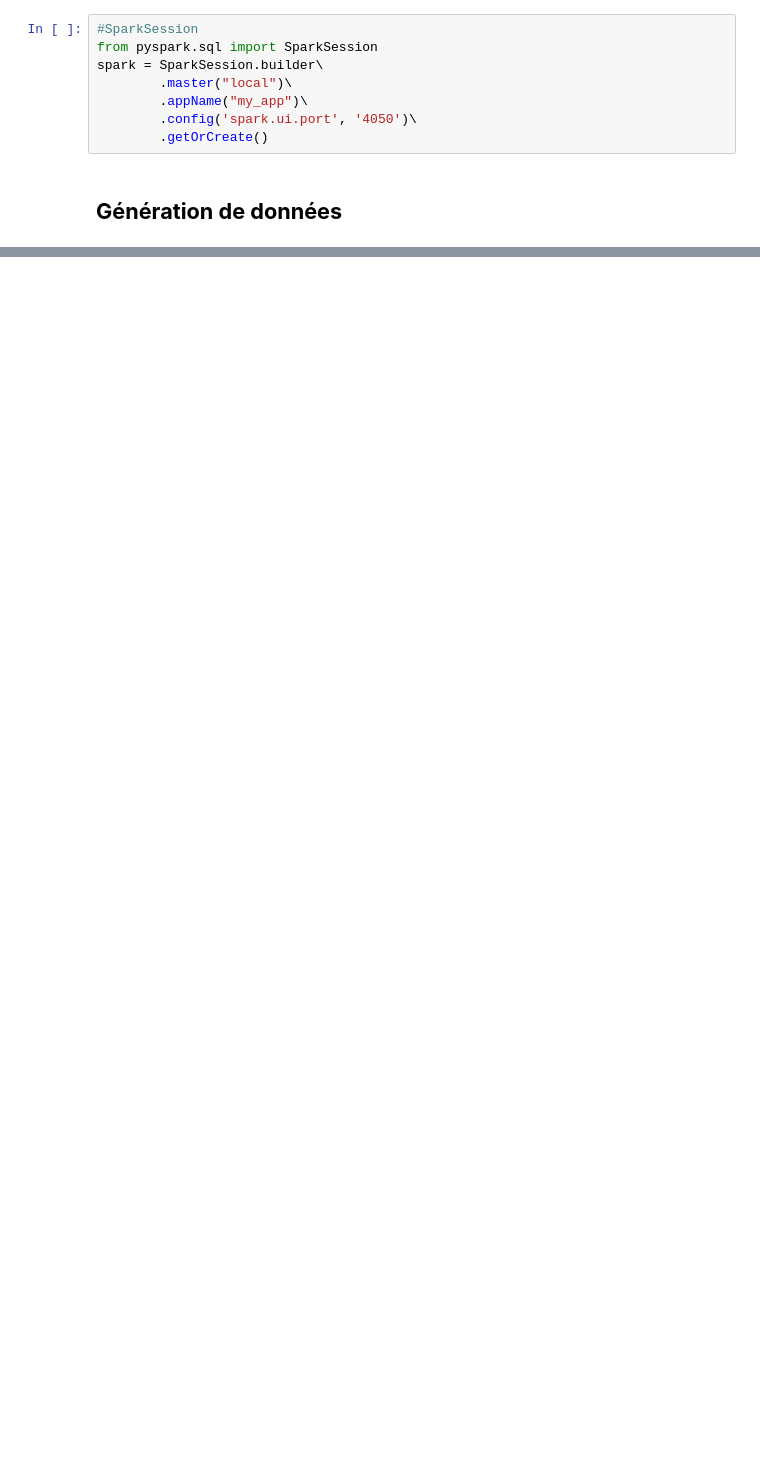
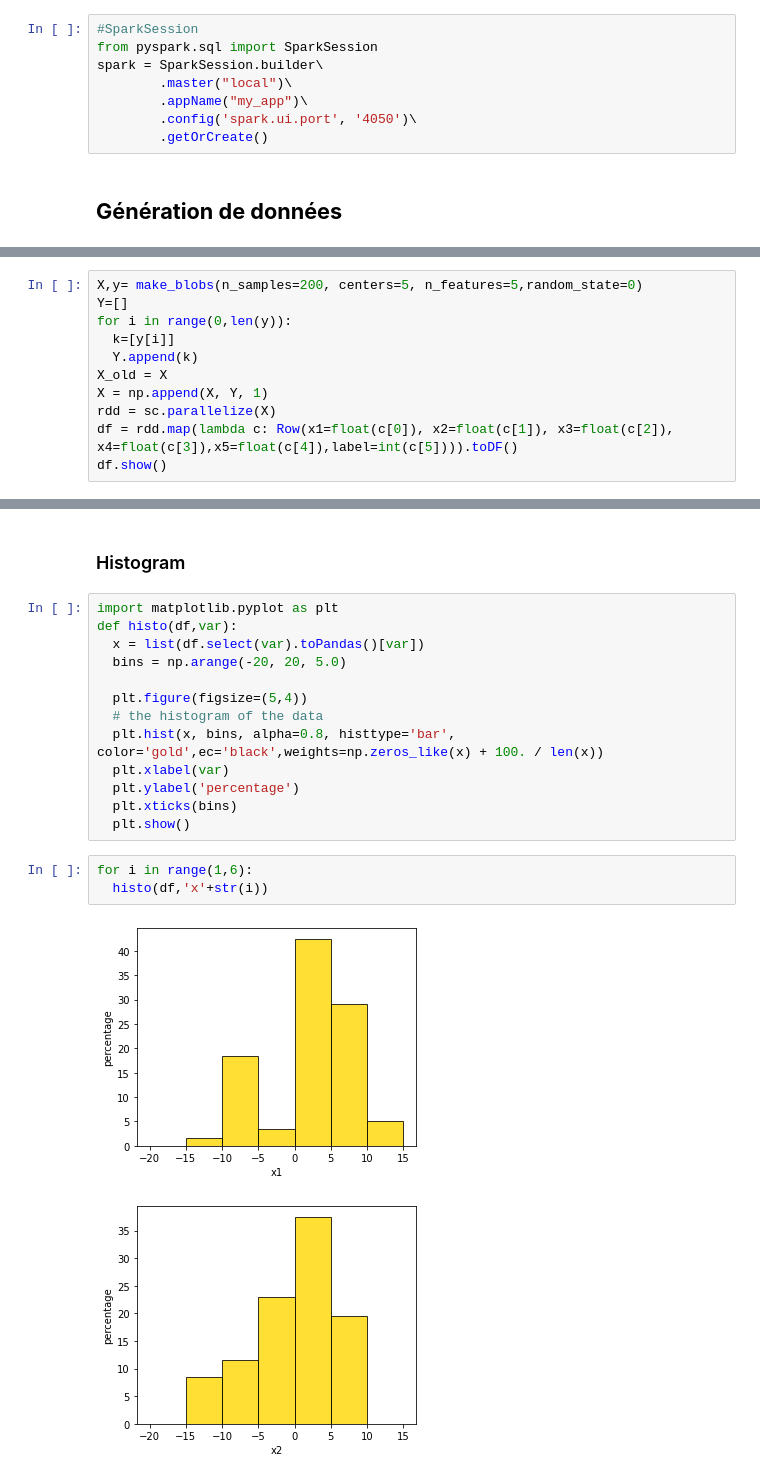
Before and after one commit to SeyfGoumeida/Projet_big_data, a Jupyter notebook: Projet_big_data.ipynb, the cells around one changed output, grey strips where cells are left out. Drawn from its saved outputs; the diff is of its cells as text; blank space fills up the shorter version.

```diff
--- a/Projet_big_data.ipynb
+++ b/Projet_big_data.ipynb
@@ -75,0 +91,11 @@ dff = rdd.toDF()
+# %%
+X,y= make_blobs(n_samples=200, centers=5, n_features=5,random_state=0)
+Y=[]
+for i in range(0,len(y)):
+  k=[y[i]]
+  Y.append(k)
+X_old = X
+X = np.append(X, Y, 1)
+rdd = sc.parallelize(X)
+df = rdd.map(lambda c: Row(x1=float(c[0]), x2=float(c[1]), x3=float(c[2]), x4=float(c[3]),x5=float(c[4]),label=int(c[5]))).toDF()
+df.show()
@@ -75,0 +152,21 @@ dff = rdd.toDF()
+# %% [markdown]
+### Histogram
+# %%
+import matplotlib.pyplot as plt
+def histo(df,var):
+  x = list(df.select(var).toPandas()[var])
+  bins = np.arange(-20, 20, 5.0)
+
+  plt.figure(figsize=(5,4))
+  # the histogram of the data
+  plt.hist(x, bins, alpha=0.8, histtype='bar', color='gold',ec='black',weights=np.zeros_like(x) + 100. / len(x))
+  plt.xlabel(var)
+  plt.ylabel('percentage')
+  plt.xticks(bins)
+  plt.show()
+# %%
+for i in range(1,6):
+  histo(df,'x'+str(i))
+# %% [output]
+[figure, added]
+[figure, added]
```
Also changed, not shown: parts of 27 cells of this notebook, 1 other file.
